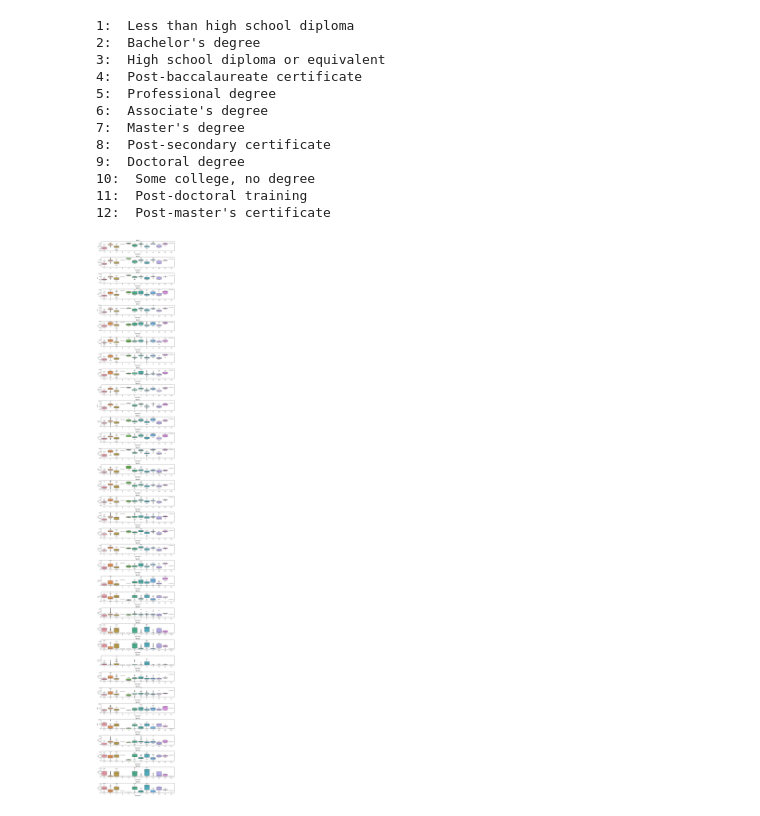
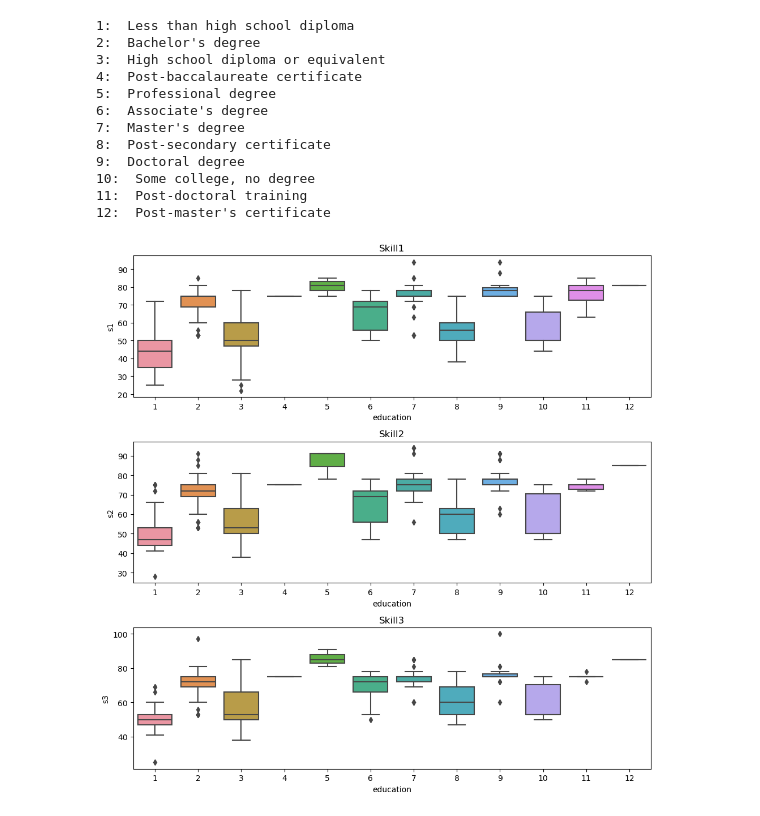
Before and after one commit to joergjan/bachelorarbeit, a Jupyter notebook: 05_eda.ipynb, the cells around one changed output. Drawn from its saved outputs; the diff is of its cells as text; code cells hidden in the pictures.

```diff
--- a/05_eda.ipynb
+++ b/05_eda.ipynb
@@ -48,9 +48,9 @@ Zone 3:  Most occupations in this zone require training in vocational schools, r
 Zone 4:  Most of these occupations require graduate school. For example, they may require a master's degree, and some require a Ph.D., M.D., or J.D. (law degree).
 Zone 5:  Some of these occupations may require a high school diploma or GED certificate.
 # %%
-fig, axs = plt.subplots(35, 1, figsize=(10, 70))
+fig, axs = plt.subplots(3, 1, figsize=(10, 10))
 
-for i in range(1, 36):
+for i in range(1, 4):
     sns.boxplot(x='job_zone', y=f's{i}', data=df, ax=axs[i-1])
     axs[i-1].set_title(f'Skill{i}')
 
@@ -81,13 +81,13 @@ for i, row in education.iterrows():
 11:  Post-doctoral training
 12:  Post-master's certificate
 # %%
-fig, axs = plt.subplots(35, 1, figsize=(10, 70))
+fig, axs = plt.subplots(3, 1, figsize=(10, 10))
 
-for i in range(1, 36):
+for i in range(1, 4):
     sns.boxplot(x='education', y=f's{i}', data=df, ax=axs[i-1])
     axs[i-1].set_title(f'Skill{i}')
 
 plt.tight_layout()
-plt.show()
+plt.show(5)
 # %% [output]
-[figure, old version]
+[figure, new version]
```
Also changed, not shown: parts of 1 cell of this notebook, 7 other files.
